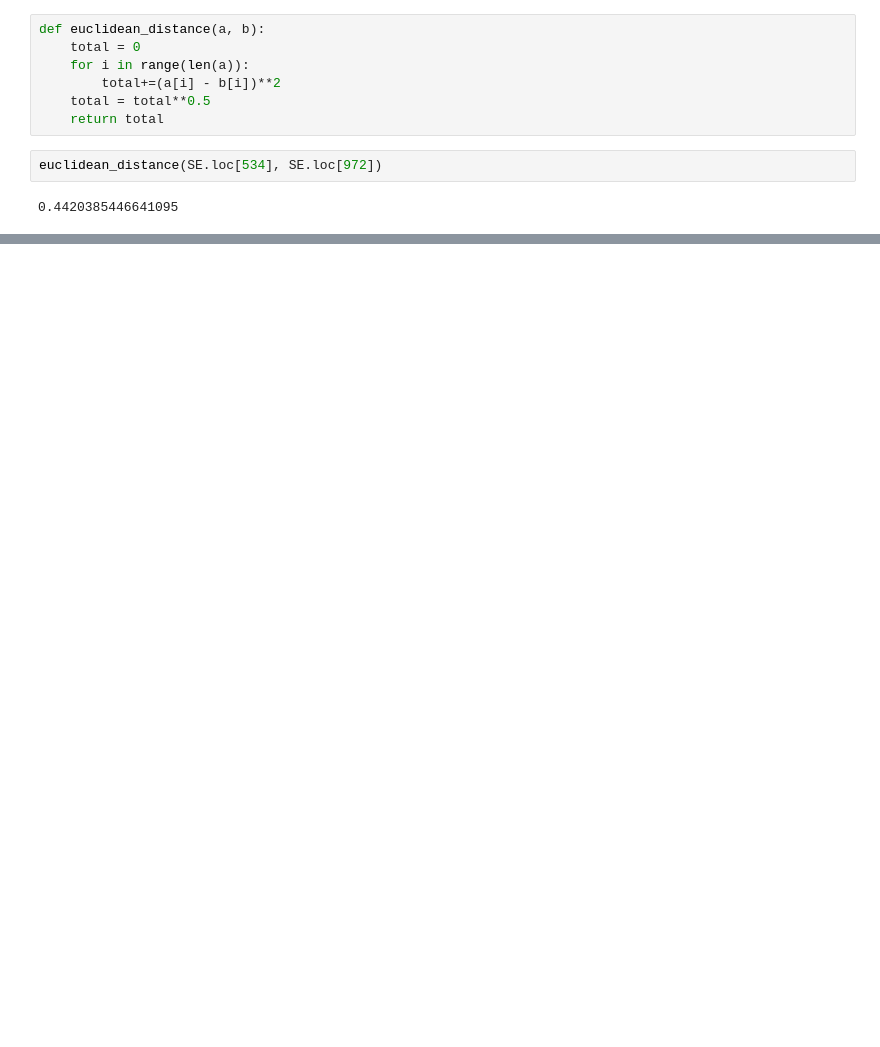
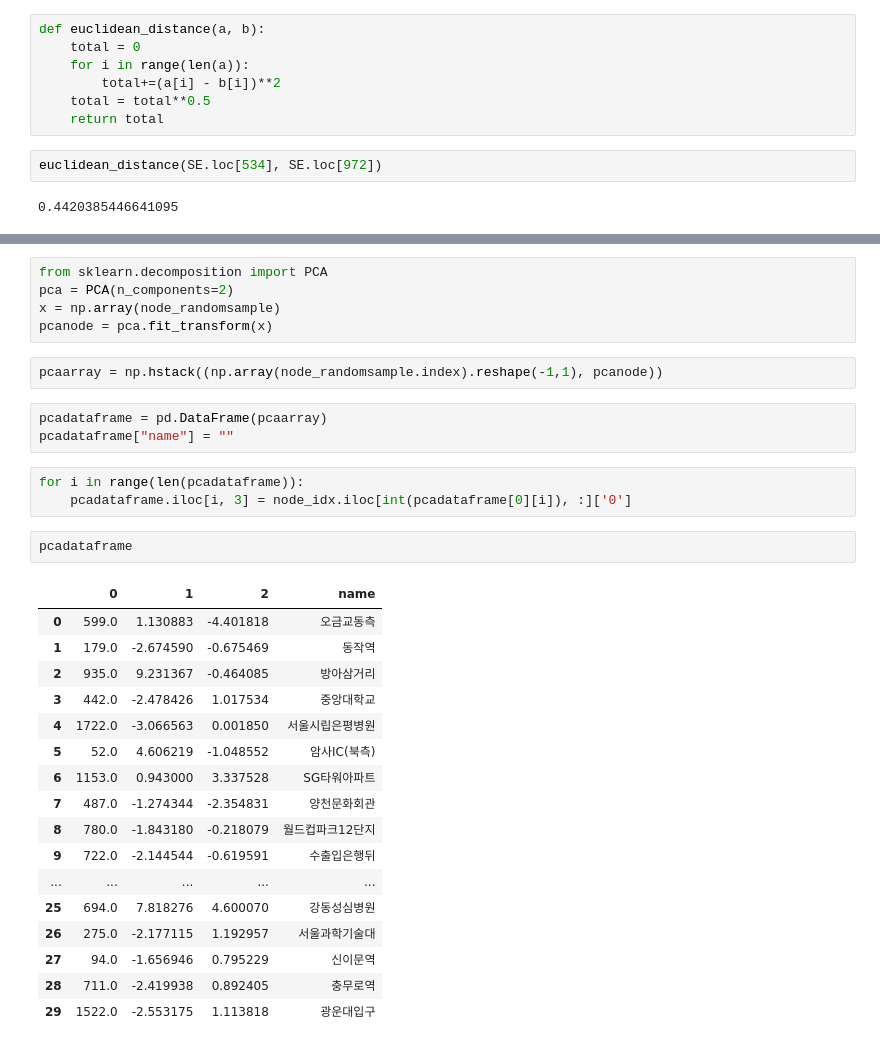
Before and after one commit to wonyongchung/Gangnam_Traffic_Prediction_GNN, a Jupyter notebook: gen_data.ipynb, the cells around one changed output, grey strips where cells are left out. Drawn from its saved outputs; the diff is of its cells as text; blank space fills up the shorter version.

```diff
--- a/gen_data.ipynb
+++ b/gen_data.ipynb
@@ -210,0 +197,33 @@ euclidean_distance(SE.loc[534], SE.loc[972])
+# %%
+from sklearn.decomposition import PCA
+pca = PCA(n_components=2)
+x = np.array(node_randomsample)
+pcanode = pca.fit_transform(x)
+# %%
+pcaarray = np.hstack((np.array(node_randomsample.index).reshape(-1,1), pcanode))
+# %%
+pcadataframe = pd.DataFrame(pcaarray)
+pcadataframe["name"] = ""
+# %%
+for i in range(len(pcadataframe)):
+    pcadataframe.iloc[i, 3] = node_idx.iloc[int(pcadataframe[0][i]), :]['0']
+# %%
+pcadataframe
+# %% [output]
+|  | 0 | 1 | 2 | name |
+| 0 | 599.0 | 1.130883 | -4.401818 | 오금교동측 |
+| 1 | 179.0 | -2.674590 | -0.675469 | 동작역 |
+| 2 | 935.0 | 9.231367 | -0.464085 | 방아삼거리 |
+| 3 | 442.0 | -2.478426 | 1.017534 | 중앙대학교 |
+| 4 | 1722.0 | -3.066563 | 0.001850 | 서울시립은평병원 |
+| 5 | 52.0 | 4.606219 | -1.048552 | 암사IC(북측) |
+| 6 | 1153.0 | 0.943000 | 3.337528 | SG타워아파트 |
+| 7 | 487.0 | -1.274344 | -2.354831 | 양천문화회관 |
+| 8 | 780.0 | -1.843180 | -0.218079 | 월드컵파크12단지 |
+| 9 | 722.0 | -2.144544 | -0.619591 | 수출입은행뒤 |
+| ... | ... | ... | ... | ... |
+| 25 | 694.0 | 7.818276 | 4.600070 | 강동성심병원 |
+| 26 | 275.0 | -2.177115 | 1.192957 | 서울과학기술대 |
+| 27 | 94.0 | -1.656946 | 0.795229 | 신이문역 |
+| 28 | 711.0 | -2.419938 | 0.892405 | 충무로역 |
+| 29 | 1522.0 | -2.553175 | 1.113818 | 광운대입구 |
```
Also changed, not shown: parts of 12 cells of this notebook, 15 other files.
